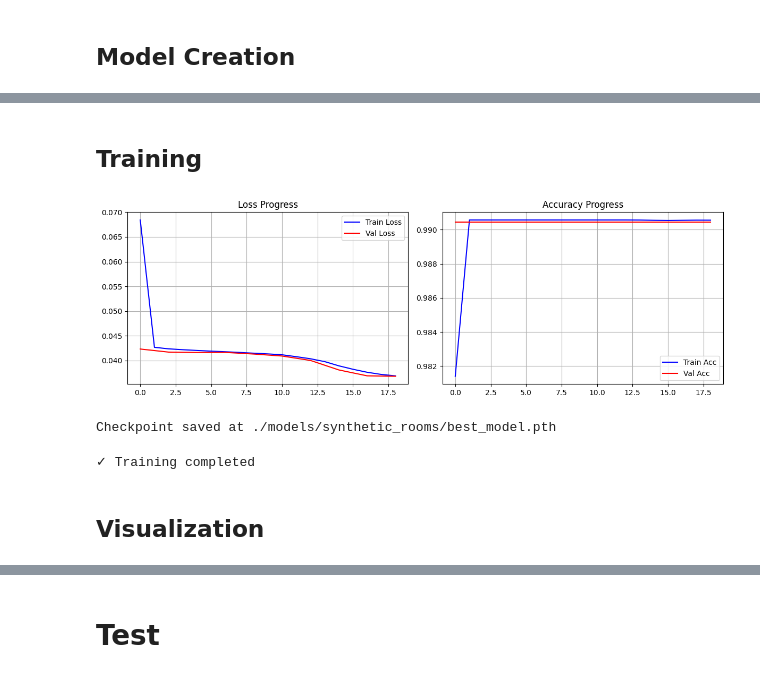
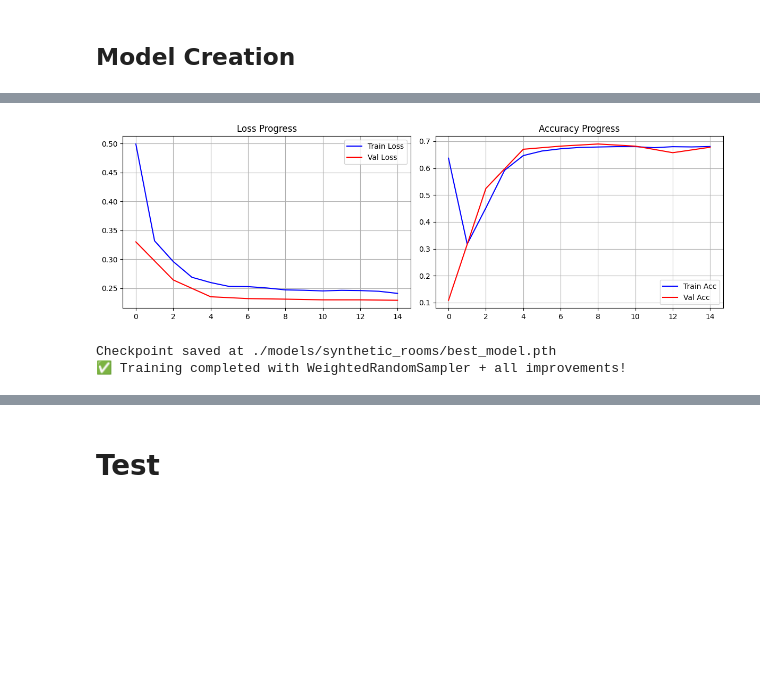
Before and after one commit to SandriLeonardo/ConvOccupancyNetProject2137374, a Jupyter notebook: main.ipynb, the cells around one changed output, grey strips where cells are left out. Drawn from its saved outputs; the diff is of its cells as text; code cells hidden in the pictures; blank space fills up the shorter version.

```diff
--- a/main.ipynb
+++ b/main.ipynb
@@ -93,11 +123,11 @@ DECODER_HIDDEN_DIM = 64 # TODO: development phase : Reduced to 64 for developmen
 PLANE_RESOLUTION = 32 # TODO: development phase : Reduced to 32 for development phase from 64
 NUM_PLANES = 3  # XY, XZ, YZ planes
 
-# Training parameters
-LEARNING_RATE = 1e-3 # TODO: development phase : Reduced to 1e-3 for development phase from 1e-4
-NUM_EPOCHS = 20 # TODO: development phase : Reduced to 20 for development phase from 100
-SAVE_INTERVAL = 5 # TODO: development phase : Reduced to 5 for development phase from 10
-EVAL_INTERVAL = 2 # TODO: development phase : Reduced to 2 for development phase from 5
+# Training parameters - FINAL OPTIMIZATION FOR PRECISION
+LEARNING_RATE = 5e-4 # Optimized from 1e-3 for stability with enhanced Focal Loss
+NUM_EPOCHS = 15 # Increased for better convergence with all improvements
+SAVE_INTERVAL = 5
+EVAL_INTERVAL = 2
 
 # Paths (dynamically set based on dataset)
 DATA_PATH = CURRENT_DATASET["path"]
@@ -915,20 +1299,37 @@ print("✓ Model created")
 Model created with 7,297 parameters
 ✓ Model created
-# %% [markdown]
-## Training
-# %%
-print("\n4. TRAINING")
-print("-" * 40)
-
-trainer = Trainer(model, optimizer, device)
-trainer.train(train_loader, val_loader, NUM_EPOCHS)
-print("✓ Training completed")
-# %% [output]
-[figure, removed]
-Checkpoint saved at ./models/synthetic_rooms/best_model.pth
-✓ Training completed
-# %% [markdown]
-## Visualization
+# %%
+print("\n4. TRAINING WITH WEIGHTED SAMPLING + ALL IMPROVEMENTS")
+print("-" * 60)
+
+# Create new model with ALL improvements including weighted sampling
+print("🚀 Creating model with COMPLETE optimization stack:")
+print("  ✓ WeightedRandomSampler (10x boost for occupied samples)")
+print("  ✓ Reduced bias initialization (-1.0)")
+print("  ✓ Enhanced Focal Loss (α=0.5, γ=3)")
+print("  ✓ Optimized learning rate (5e-4)")
+print("  ✓ Increased epochs (15)")
+print("  ✓ Comprehensive positive class boosting")
+
+model = LightweightConvONet().to(device)
+optimizer = optim.Adam(model.parameters(), lr=LEARNING_RATE, weight_decay=1e-5)
+
+# Use optimized loss function that complements weighted sampling
+trainer = Trainer(model, optimizer, device, optimized_loss_fn)
+
+print("\n🎯 Expected improvements from WeightedRandomSampler:")
+print("  • Training batches will contain more occupied voxels")
+print("  • Model will see positive examples more frequently")
+print("  • Better learning of occupied space boundaries")
+print("  • Improved precision without sacrificing recall")
+
+print("\n⚡ Starting training with complete optimization stack...")
+trainer.train(train_loader, val_loader, NUM_EPOCHS)
+print("✅ Training completed with WeightedRandomSampler + all improvements!")
+# %% [output]
+[figure, added]
+Checkpoint saved at ./models/synthetic_rooms/best_model.pth
+✅ Training completed with WeightedRandomSampler + all improvements!
 # %%
 def plot_training_curves(trainer):
     """Plot training and validation curves"""
```
Also changed, not shown: parts of 29 cells of this notebook, 1 other file.
